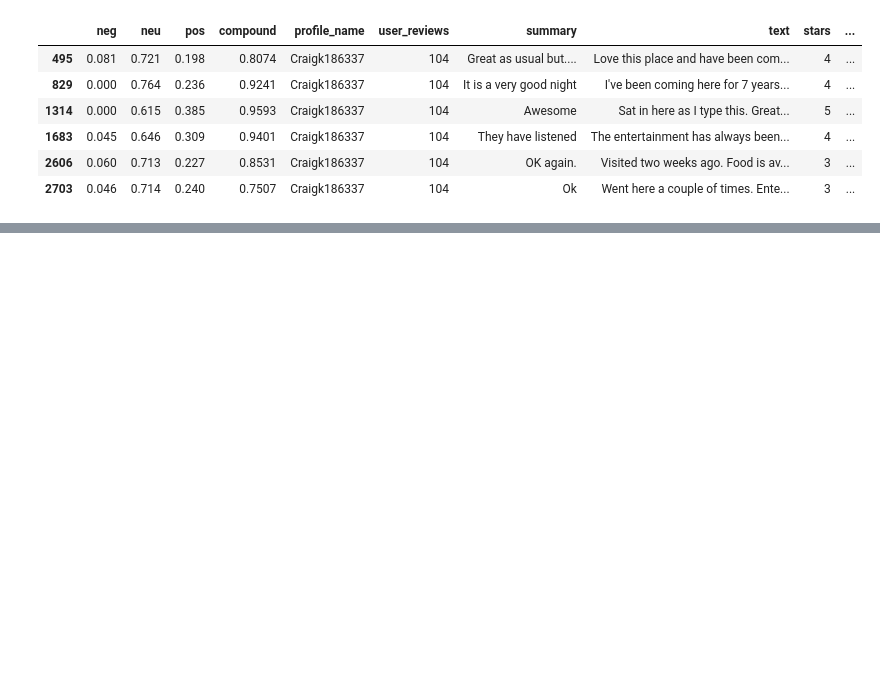
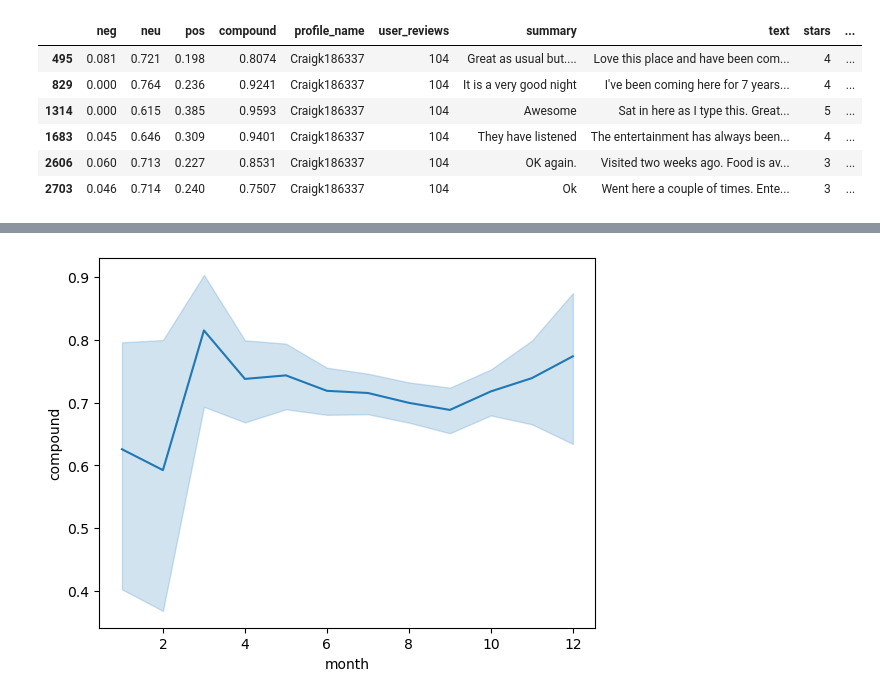
Before and after one commit to victoras24/sentiment_analysis, a Jupyter notebook: data_processing/data_analysis.ipynb, the cells around one changed output, grey strips where cells are left out. Cells and saved outputs as stored; diff of their text form; code cells hidden in the pictures; blank space fills up the shorter version.

```diff
--- a/data_processing/data_analysis.ipynb
+++ b/data_processing/data_analysis.ipynb
@@ -257,0 +368,3 @@ merged_df.loc[merged_df['profile_name'] == 'Craigk186337']
+# %%
+vaders_merged = pd.merge(vaders_sentiment, fixed_dates, right_index=True, left_index=True)
+vaders_merged
@@ -257,0 +385,2 @@ merged_df.loc[merged_df['profile_name'] == 'Craigk186337']
+# %%
+vaders_merged.drop(columns=['id', 'Unnamed: 0'], inplace=True)
@@ -257,0 +403,2 @@ merged_df.loc[merged_df['profile_name'] == 'Craigk186337']
+# %%
+vaders_merged['rating_date'] = pd.to_datetime(vaders_merged['rating_date'], dayfirst=True)
@@ -257,0 +419,4 @@ merged_df.loc[merged_df['profile_name'] == 'Craigk186337']
+# %%
+vaders_merged['month'] = vaders_merged['rating_date'].dt.month
+vaders_merged['year'] = vaders_merged['rating_date'].dt.year
+print(vaders_merged)
@@ -257,0 +471,5 @@ merged_df.loc[merged_df['profile_name'] == 'Craigk186337']
+# %%
+sns.lineplot(data=vaders_merged, x='month', y='compound')
+plt.show()
+# %% [output]
+[figure, added]
```
Also changed, not shown: parts of 38 cells of this notebook, 1 other file.
